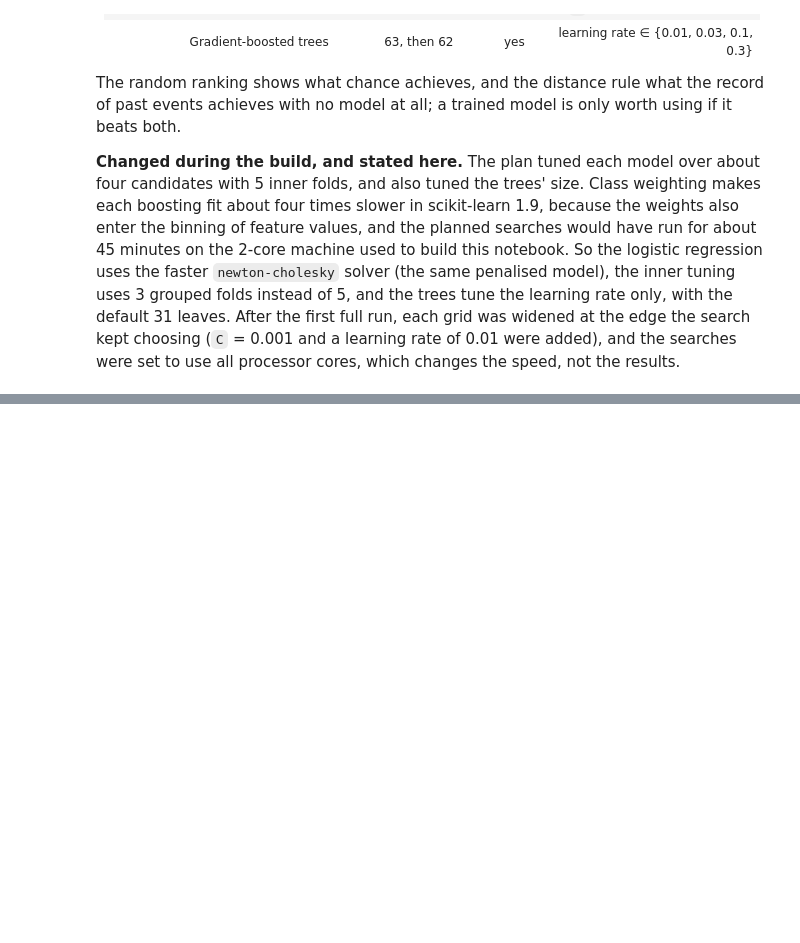
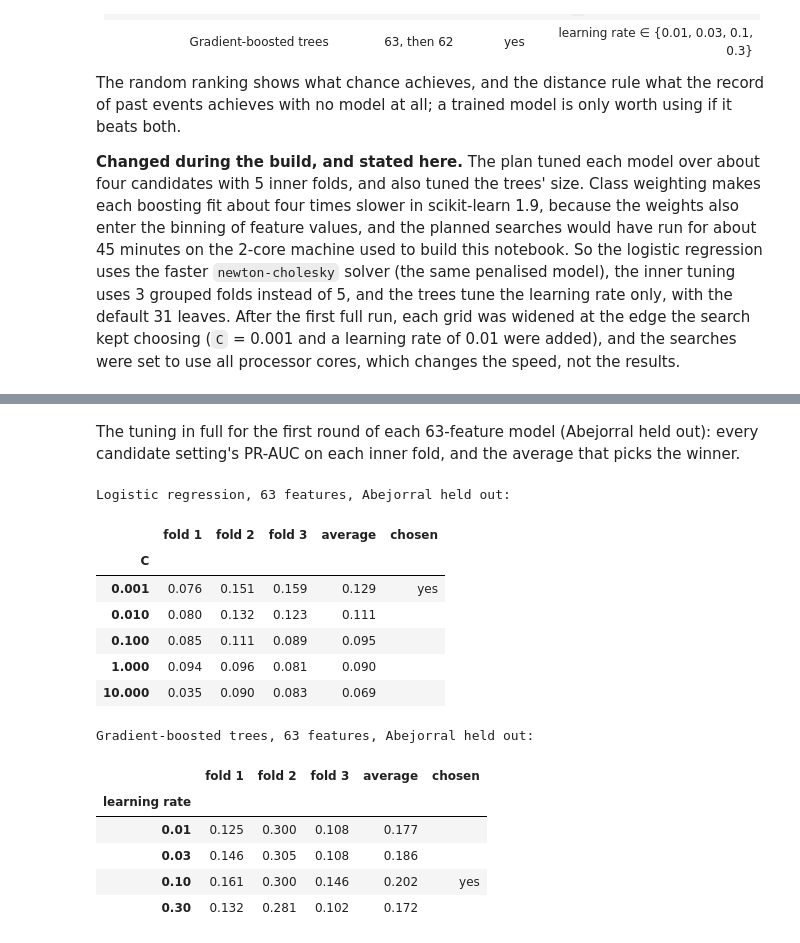
Before and after one commit to travisrcarlson/applied-machine-learning-project, a Jupyter notebook: modeling.ipynb, the cells around one changed output, grey strips where cells are left out. Saved outputs shown, nothing was run; the diff lists cells and outputs as text; code cells hidden in the pictures; blank space fills up the shorter version.

```diff
--- a/modeling.ipynb
+++ b/modeling.ipynb
@@ -716,0 +797,29 @@ def top_share_scores(scores, share=TOP_SHARE):
+# %% [markdown]
+The tuning in full for the first round of each 63-feature model (Abejorral held out): every candidate setting's PR-AUC on each inner fold, and the average that picks the winner.
+# %%
+for model_name in MODELS:
+    search = first_searches[(model_name, "63 features")]
+    (setting,) = search.param_grid
+    table = pd.DataFrame(search.cv_results_["params"]).rename(columns=SETTING_NAME)
+    for fold in range(INNER_CV.n_splits):
+        table[f"fold {fold + 1}"] = search.cv_results_[f"split{fold}_test_score"]
+    table["average"] = search.cv_results_["mean_test_score"]
+    table["chosen"] = np.where(search.cv_results_["rank_test_score"] == 1, "yes", "")
+    print(f"{model_name}, 63 features, Abejorral held out:")
+    display(table.set_index(SETTING_NAME[setting]).round(3))
+# %% [output]
+Logistic regression, 63 features, Abejorral held out:
+|  | fold 1 | fold 2 | fold 3 | average | chosen |
+| C |  |  |  |  |  |
+| 0.001 | 0.076 | 0.151 | 0.159 | 0.129 | yes |
+| 0.010 | 0.080 | 0.132 | 0.123 | 0.111 |  |
+| 0.100 | 0.085 | 0.111 | 0.089 | 0.095 |  |
+| 1.000 | 0.094 | 0.096 | 0.081 | 0.090 |  |
+| 10.000 | 0.035 | 0.090 | 0.083 | 0.069 |  |
+Gradient-boosted trees, 63 features, Abejorral held out:
+|  | fold 1 | fold 2 | fold 3 | average | chosen |
+| learning rate |  |  |  |  |  |
+| 0.01 | 0.125 | 0.300 | 0.108 | 0.177 |  |
+| 0.03 | 0.146 | 0.305 | 0.108 | 0.186 |  |
+| 0.10 | 0.161 | 0.300 | 0.146 | 0.202 | yes |
+| 0.30 | 0.132 | 0.281 | 0.102 | 0.172 |  |
```
Also changed, not shown: parts of 9 cells of this notebook.
